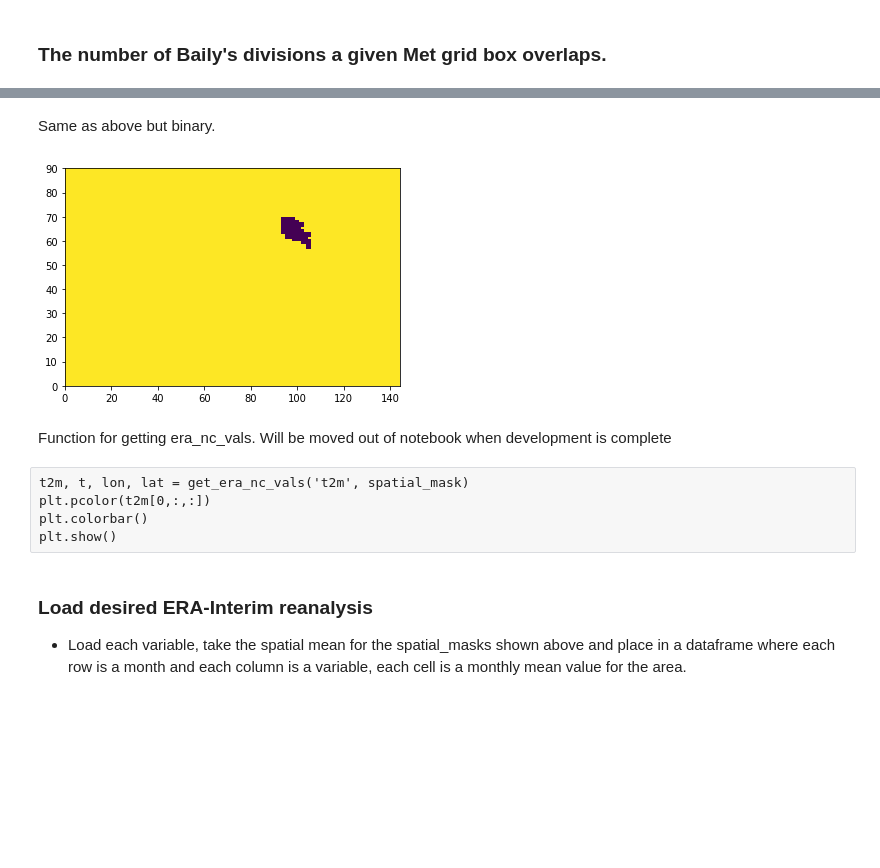
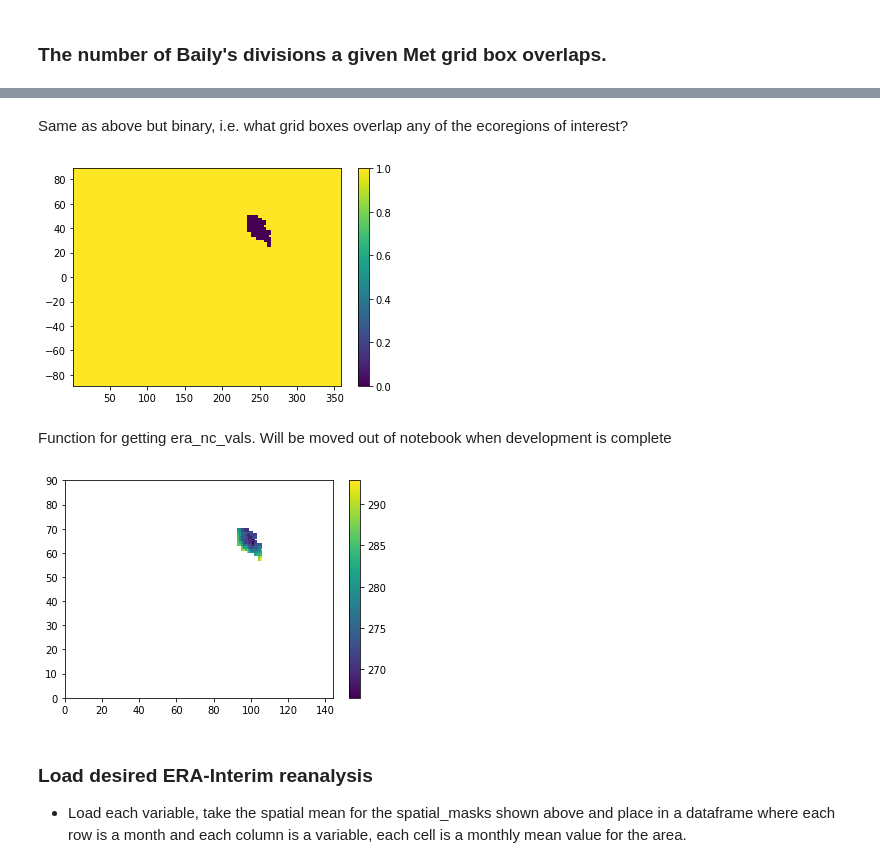
Before and after one commit to stevenjoelbrey/metSpread, a Jupyter notebook: Python/train_burn_area_classifier.ipynb, the cells around one changed output, grey strips where cells are left out. Cells and saved outputs as stored; diff of their text form; code cells hidden in the pictures; blank space fills up the shorter version.

Commit message:
changing the code to handle all the ecoregions at once.

```diff
--- a/Python/train_burn_area_classifier.ipynb
+++ b/Python/train_burn_area_classifier.ipynb
@@ -146,2 +201,7 @@ division_mask[lat_mask,:] = 0
 # %% [markdown]
 ### The number of Baily's divisions a given Met grid box overlaps.
+# %%
+X, Y = np.meshgrid(grid_lon, grid_lat)
+print(X.shape)
+print(Y.shape)
+print(division_mask.shape)
@@ -155,13 +219,14 @@ plt.show()
 # %% [markdown]
-Same as above but binary.
+Same as above but binary, i.e. what grid boxes overlap any of the ecoregions of interest?
 # %%
 # To pass to np.ma.masked_array
 spatial_mask = division_mask == 0
 plt.figure()
-plt.pcolor(spatial_mask)
+plt.pcolor(X, Y, np.array(spatial_mask, dtype=int) )
+plt.colorbar()
 plt.show()
 # %% [output]
-[figure, old version]
+[figure, new version]
 # %% [markdown]
 Function for getting era_nc_vals. Will be moved out of notebook when development is complete
 # %%
@@ -232,11 +297,14 @@ def get_era_nc_vals(var, spatial_mask, spatialMean=False, startYear=1983):
         vals_masked = np.ma.mean(vals_masked, axis=(1,2))
 
     return vals_masked, t_mon, lon, lat
-# %% [raw]
-t2m, t, lon, lat = get_era_nc_vals('t2m', spatial_mask)
-plt.pcolor(t2m[0,:,:])
-plt.colorbar()
-plt.show()
+# %%
+# Demonstrate that the masked array masks data outside of area of interst
+t2m, t, lon, lat = get_era_nc_vals('t2m', spatial_mask)
+plt.pcolor(t2m[0,:,:])
+plt.colorbar()
+plt.show()
+# %% [output]
+[figure, added]
 # %% [markdown]
 ### Load desired ERA-Interim reanalysis
 - Load each variable, take the spatial mean for the spatial_masks shown above and place in a dataframe where each row is a month and each column is a variable, each cell is a monthly mean value for the area.
```
Also changed, not shown: parts of 37 cells of this notebook.
